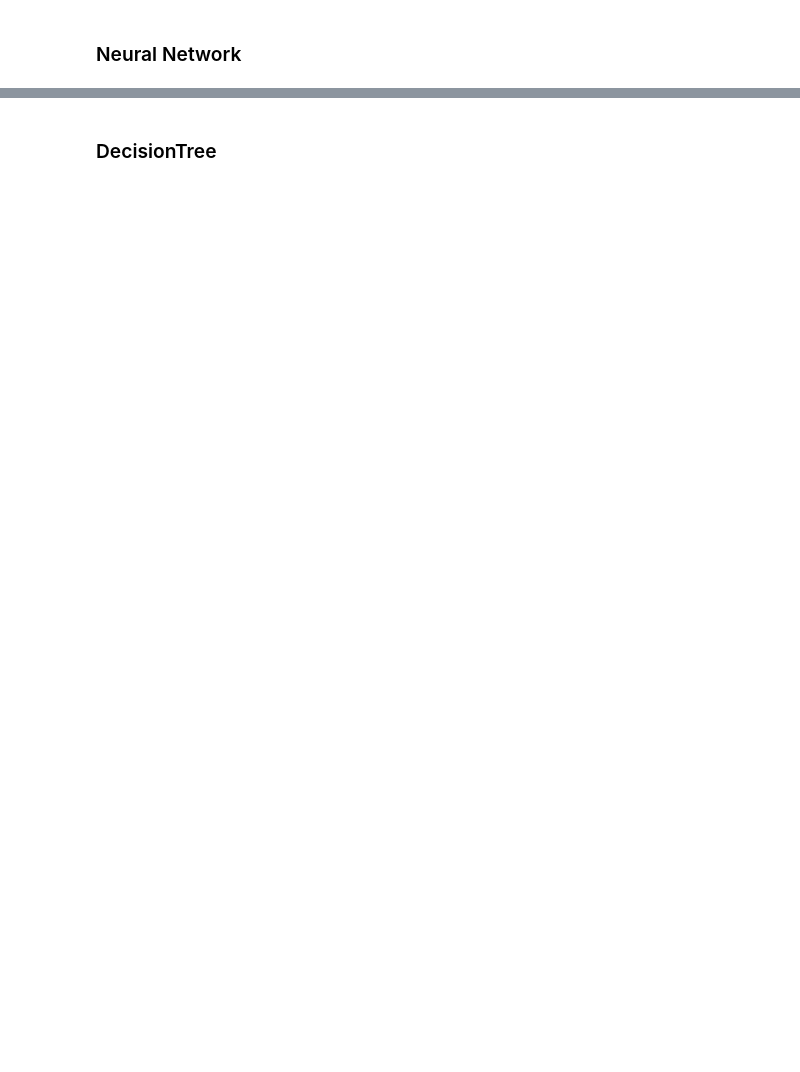
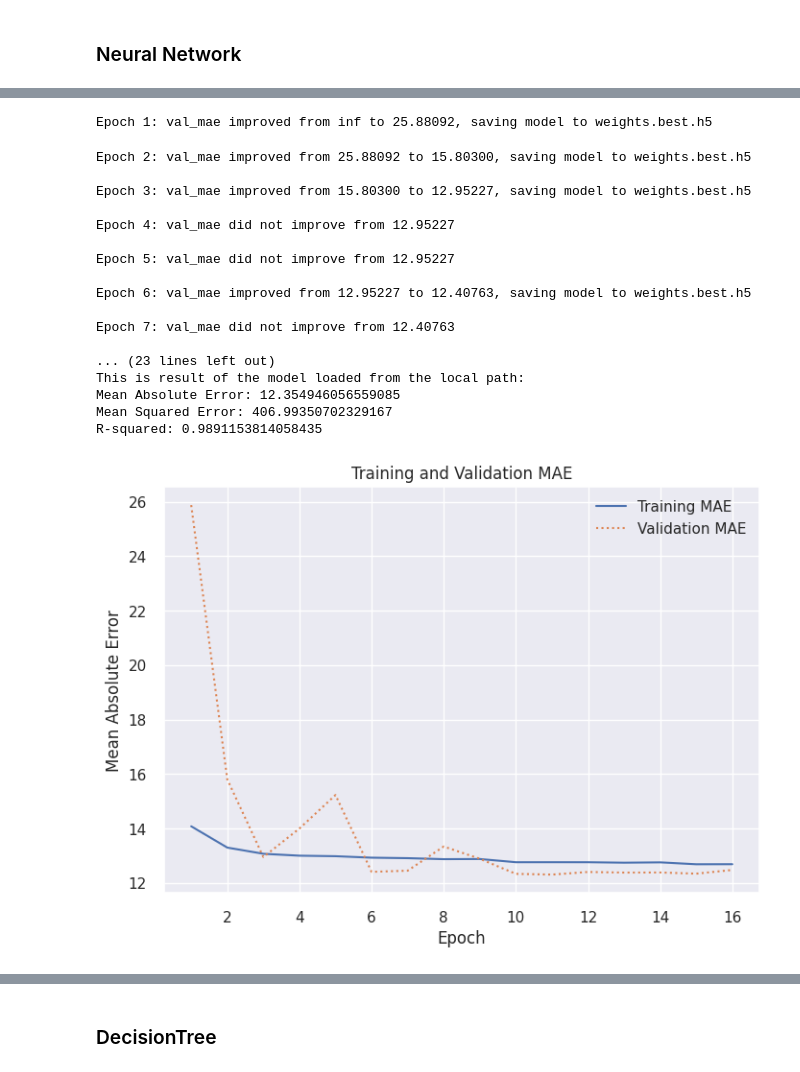
Before and after one commit to piffen236/AH2179-Group-2, a Jupyter notebook: Model_N_R1.ipynb, the cells around one changed output, grey strips where cells are left out. Saved outputs shown, nothing was run; the diff lists cells and outputs as text; code cells hidden in the pictures; blank space fills up the shorter version.

```diff
--- a/Model_N_R1.ipynb
+++ b/Model_N_R1.ipynb
@@ -388,7 +410,7 @@ early_stop = EarlyStopping(monitor='val_mae', patience=5, restore_best_weights=T
 reduce_lr = ReduceLROnPlateau(monitor='val_mae', factor=0.5, patience=3)
 filepath = "weights.best.h5"
 checkpoint = ModelCheckpoint(filepath, monitor='val_mae', verbose=1, save_best_only=True, mode='min')
-hist = model_baseline_NN.fit(x_train, y_train, validation_split=0.2, epochs=50, batch_size=64, callbacks=[early_stop, reduce_lr,checkpoint],verbose=0)
+hist = model_baseline_NN.fit(x_train, y_train, validation_split=0.2, epochs=100, batch_size=64, callbacks=[early_stop, reduce_lr,checkpoint],verbose=0)
 
 # model evaluation and plot
 sns.set()
@@ -403,33 +425,53 @@ plt.xlabel('Epoch')
 plt.ylabel('Mean Absolute Error')
 plt.legend(loc='upper right')
 plt.plot()
 
 y_pred = model_baseline_NN.predict(x_test)
 
 mae_NN = mean_absolute_error(y_test, y_pred)
 mse_NN = mean_squared_error(y_test, y_pred)
 r2_NN = r2_score(y_test, y_pred)
 
 print('This is result of the trained model: ')
 # Print the evaluation metrics.
 print(f"Mean Absolute Error: {mae_NN}")
 print(f"Mean Squared Error: {mse_NN}")
 print(f"R-squared: {r2_NN}")
 
 # Load model and evaluation
 if not filepath =="":
   model_baseline_NN = load_model(filepath)
   y_pred = model_baseline_NN.predict(x_test)
   mae = mean_absolute_error(y_test, y_pred)
   mse = mean_squared_error(y_test, y_pred)
   r2 = r2_score(y_test, y_pred)
 
   print('This is result of the model loaded from the local path: ')
 
   # Print the calculated metrics.
   print(f"Mean Absolute Error: {mae_NN}")
   print(f"Mean Squared Error: {mse_NN}")
   print(f"R-squared: {r2_NN}")
+# %% [output]
+Epoch 1: val_mae improved from inf to 25.88092, saving model to weights.best.h5
+Epoch 2: val_mae improved from 25.88092 to 15.80300, saving model to weights.best.h5
+
+Epoch 3: val_mae improved from 15.80300 to 12.95227, saving model to weights.best.h5
+
+Epoch 4: val_mae did not improve from 12.95227
+
+Epoch 5: val_mae did not improve from 12.95227
+
+Epoch 6: val_mae improved from 12.95227 to 12.40763, saving model to weights.best.h5
+
+Epoch 7: val_mae did not improve from 12.40763
+
+... (23 lines left out)
+This is result of the model loaded from the local path:
+Mean Absolute Error: 12.354946056559085
+Mean Squared Error: 406.99350702329167
+R-squared: 0.9891153814058435
+[figure, added]
 # %%
   # create a scatter plot to visualize the relationship
   plt.figure(figsize=(8, 6))
```
Also changed, not shown: parts of 16 cells of this notebook, 1 other file.
